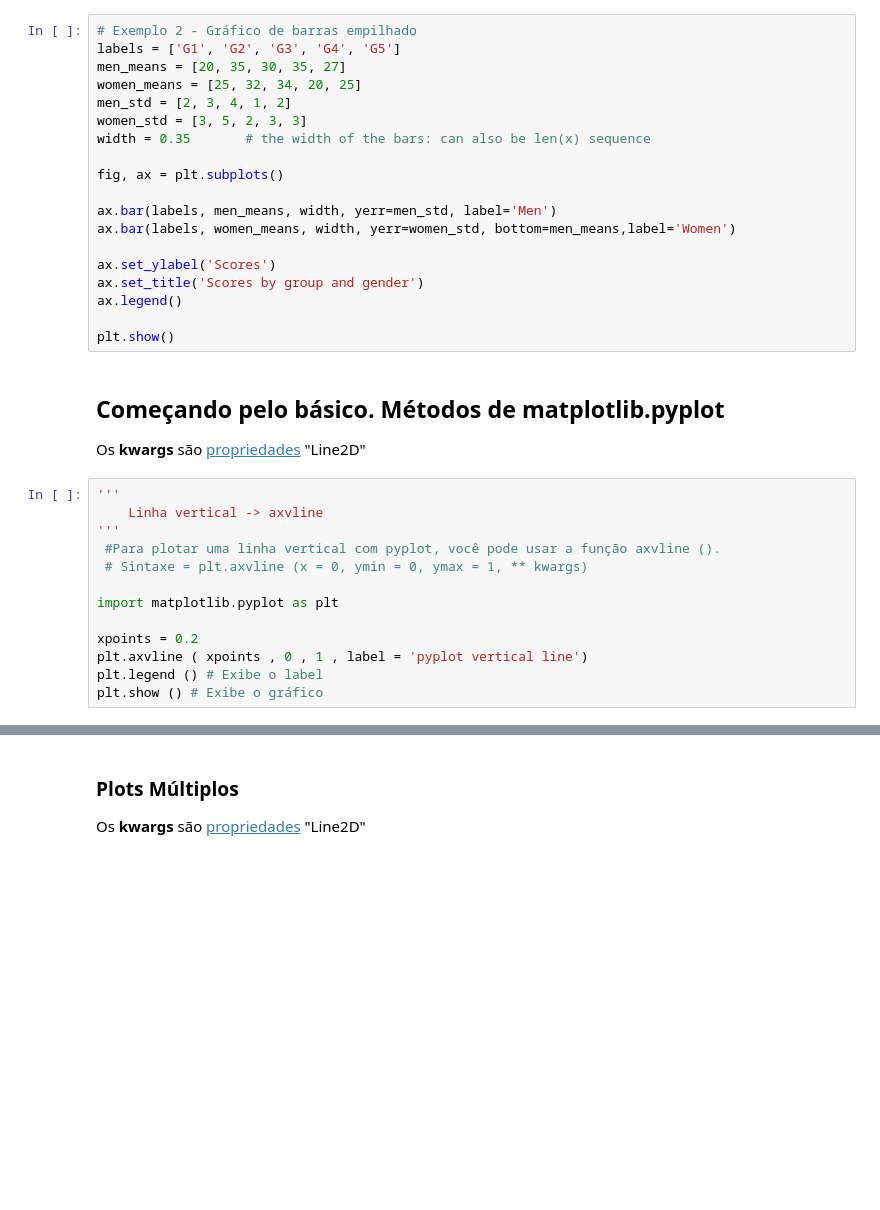
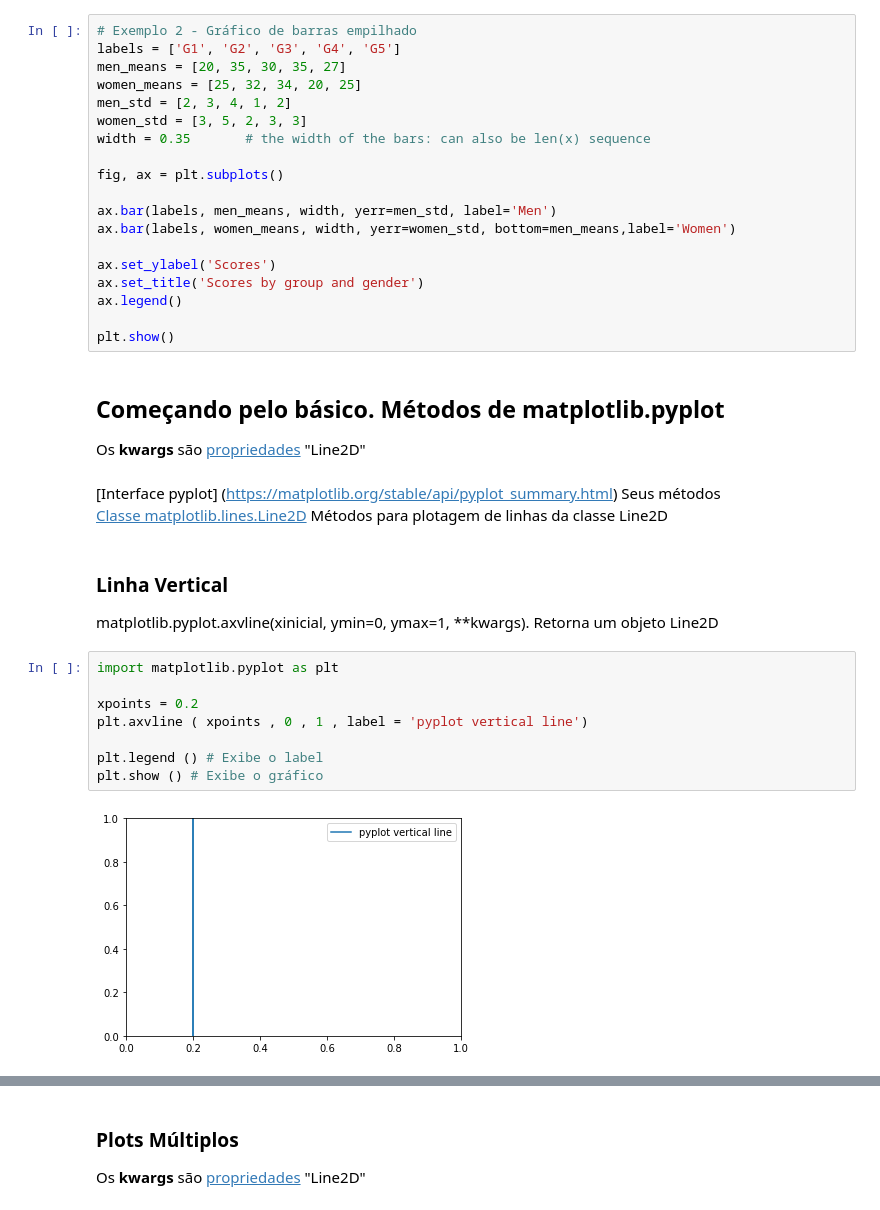
Before and after one commit to ajndantas/Treinamento-Cientista-de-Dados, a Jupyter notebook: Python Aplicado a Big Data/Aula 1 - 04032021/Matplotlib.ipynb, the cells around one changed output, grey strips where cells are left out. Saved outputs shown, nothing was run; the diff lists cells and outputs as text; blank space fills up the shorter version.

```diff
--- a/Python Aplicado a Big Data/Aula 1 - 04032021/Matplotlib.ipynb
+++ b/Python Aplicado a Big Data/Aula 1 - 04032021/Matplotlib.ipynb
@@ -339,16 +337,18 @@ plt.show()
 # %% [markdown]
 ## Começando pelo básico. Métodos de matplotlib.pyplot
 Os **kwargs** são [propriedades](https://matplotlib.org/stable/api/_as_gen/matplotlib.lines.Line2D.html#matplotlib-lines-line2d) "Line2D"
+<br><br>[Interface pyplot] (https://matplotlib.org/stable/api/pyplot_summary.html)  Seus métodos
+<br>[Classe matplotlib.lines.Line2D](https://matplotlib.org/stable/api/_as_gen/matplotlib.lines.Line2D.html#matplotlib.lines.Line2D) Métodos para plotagem de linhas da classe Line2D
+# %% [markdown]
+### Linha Vertical
+matplotlib.pyplot.axvline(xinicial, ymin=0, ymax=1, **kwargs). Retorna um objeto Line2D
 # %%
-'''
-    Linha vertical -> axvline
-'''
- #Para plotar uma linha vertical com pyplot, você pode usar a função axvline ().
- # Sintaxe = plt.axvline (x = 0, ymin = 0, ymax = 1, ** kwargs)
-
 import matplotlib.pyplot as plt
 
 xpoints = 0.2
 plt.axvline ( xpoints , 0 , 1 , label = 'pyplot vertical line')
+
 plt.legend () # Exibe o label
 plt.show () # Exibe o gráfico
+# %% [output]
+[figure, added]
```
Also changed, not shown: parts of 10 cells of this notebook, 5 other files.
